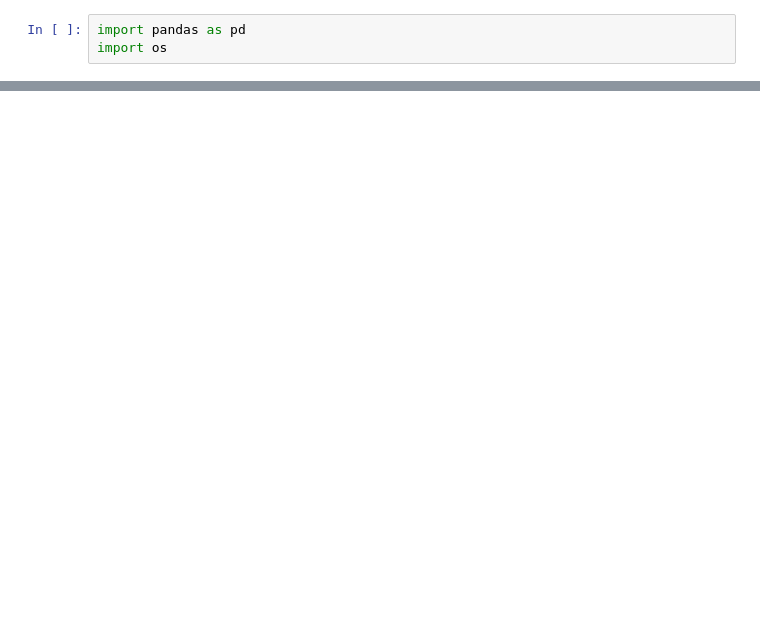
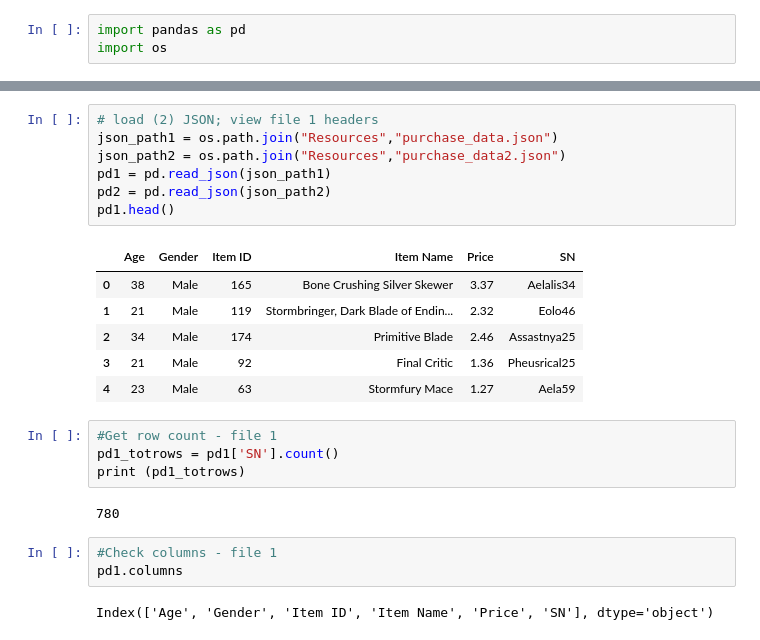
Before and after one commit to dianekvg/pandas-challenge, a Jupyter notebook: Heroes_of_Pymoli.ipynb, the cells around one changed output, grey strips where cells are left out. Drawn from its saved outputs; the diff is of its cells as text; blank space fills up the shorter version.

```diff
--- a/Heroes_of_Pymoli.ipynb
+++ b/Heroes_of_Pymoli.ipynb
@@ -24,0 +7,25 @@ new_coders_pd.head()
+# %%
+# load (2) JSON; view file 1 headers
+json_path1 = os.path.join("Resources","purchase_data.json")
+json_path2 = os.path.join("Resources","purchase_data2.json")
+pd1 = pd.read_json(json_path1)
+pd2 = pd.read_json(json_path2)
+pd1.head()
+# %% [output]
+|  | Age | Gender | Item ID | Item Name | Price | SN |
+| 0 | 38 | Male | 165 | Bone Crushing Silver Skewer | 3.37 | Aelalis34 |
+| 1 | 21 | Male | 119 | Stormbringer, Dark Blade of Endin... | 2.32 | Eolo46 |
+| 2 | 34 | Male | 174 | Primitive Blade | 2.46 | Assastnya25 |
+| 3 | 21 | Male | 92 | Final Critic | 1.36 | Pheusrical25 |
+| 4 | 23 | Male | 63 | Stormfury Mace | 1.27 | Aela59 |
+# %%
+#Get row count - file 1
+pd1_totrows = pd1['SN'].count()
+print (pd1_totrows)
+# %% [output]
+780
+# %%
+#Check columns - file 1
+pd1.columns
+# %% [output]
+Index(['Age', 'Gender', 'Item ID', 'Item Name', 'Price', 'SN'], dtype='object')
```
Also changed, not shown: parts of 28 cells of this notebook, 1 other file.
